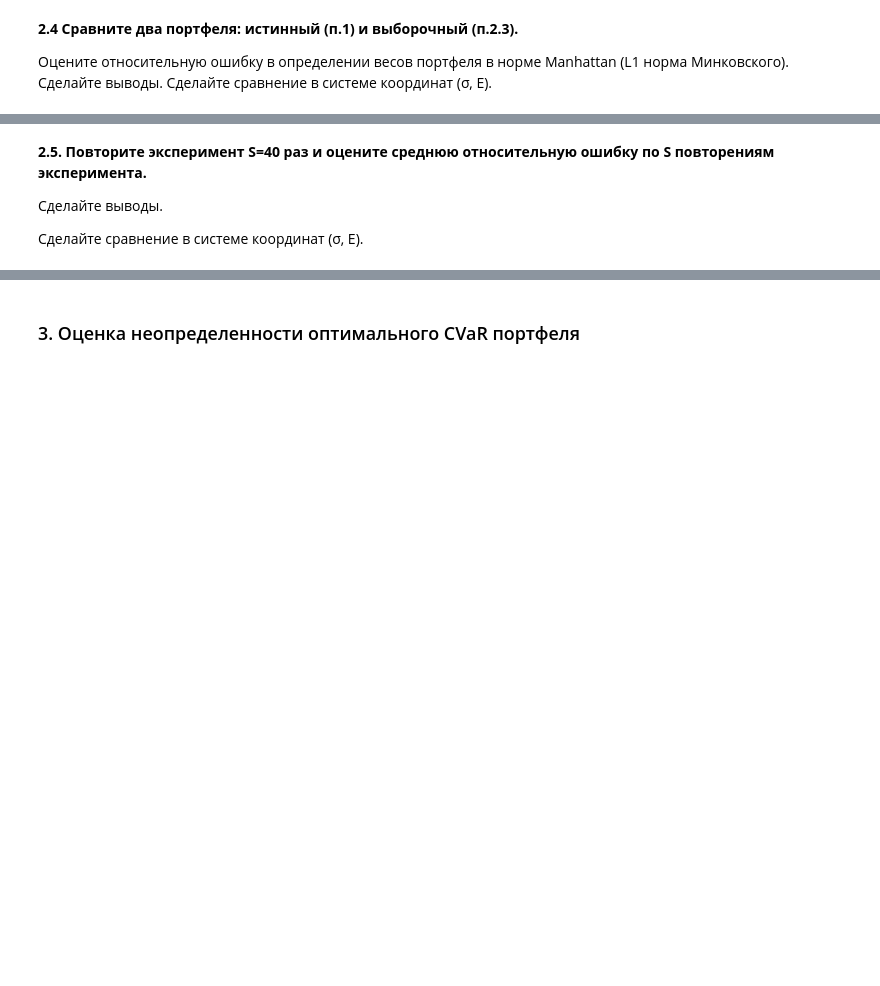
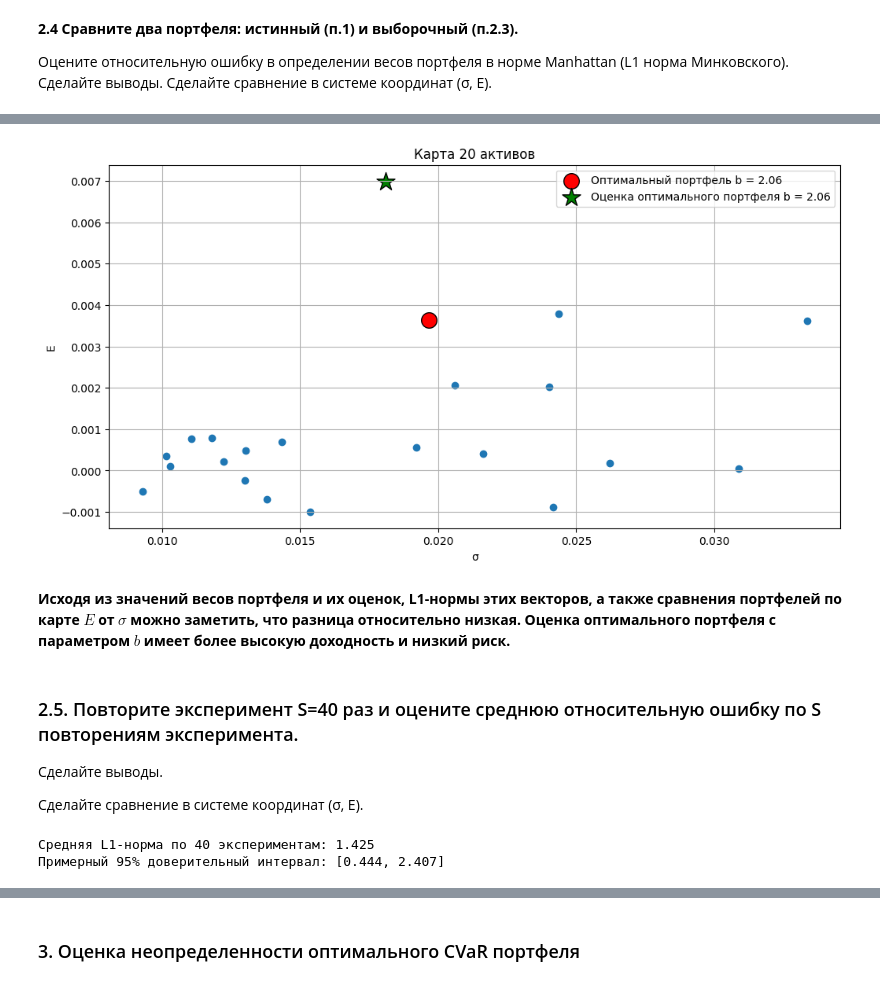
Before and after one commit to LevBugrov/financial-transaction-models, a Jupyter notebook: lab3.ipynb, the cells around one changed output, grey strips where cells are left out. Cells and saved outputs as stored; diff of their text form; code cells hidden in the pictures; blank space fills up the shorter version.

```diff
--- a/lab3.ipynb
+++ b/lab3.ipynb
@@ -201,5 +215,23 @@ r_matrix_gen.shape
+# %%
+plt.figure(figsize=(12, 6))
+plt.xlabel('σ')
+plt.ylabel('E')
+plt.grid(True)
+plt.title("Карта 20 активов")
+plt.scatter(vars, E)
+plt.scatter(risk_portfolio(X, cov_matrix), np.dot(E,X), c='red',s=200, edgecolors='black',
+            label='Оптимальный портфель b = %.2f' % b)
+plt.scatter(risk_portfolio(X_est, cov_matrix_est), np.dot(E_est,X_est), marker='*', c='green',s=300, edgecolors='black',
+            label='Оценка оптимального портфеля b = %.2f' % b)
+plt.legend()
+
+plt.show()
+# %% [output]
+[figure, added]
+# %% [markdown]
+**Исходя из значений весов портфеля и их оценок, L1-нормы этих векторов, а также сравнения портфелей по карте $E$ от $\sigma$ можно заметить, что разница относительно низкая. Оценка оптимального портфеля с параметром $b$ имеет более высокую доходность и низкий риск.**
 # %% [markdown]
-**2.5. Повторите эксперимент S=40 раз и оцените среднюю относительную ошибку по S повторениям эксперимента.**
+### 2.5. Повторите эксперимент S=40 раз и оцените среднюю относительную ошибку по S повторениям эксперимента.
 
 Сделайте выводы.
 
@@ -206,0 +254,9 @@ r_matrix_gen.shape
+# %%
+l1_norms = [experiment['L1-norm'] for experiment in experiments]
+l1_norms_mean  = np.mean(l1_norms)
+l1_norms_std  = np.std(l1_norms)
+print(f'Средняя L1-норма по 40 экспериментам: {l1_norms_mean:.3f}')
+print(f'Примерный 95% доверительный интервал: [{l1_norms_mean - 2*l1_norms_std:.3f}, {l1_norms_mean + 2*l1_norms_std:.3f}]')
+# %% [output]
+Средняя L1-норма по 40 экспериментам: 1.425
+Примерный 95% доверительный интервал: [0.444, 2.407]
```
Also changed, not shown: parts of 32 cells of this notebook, 1 other file.
